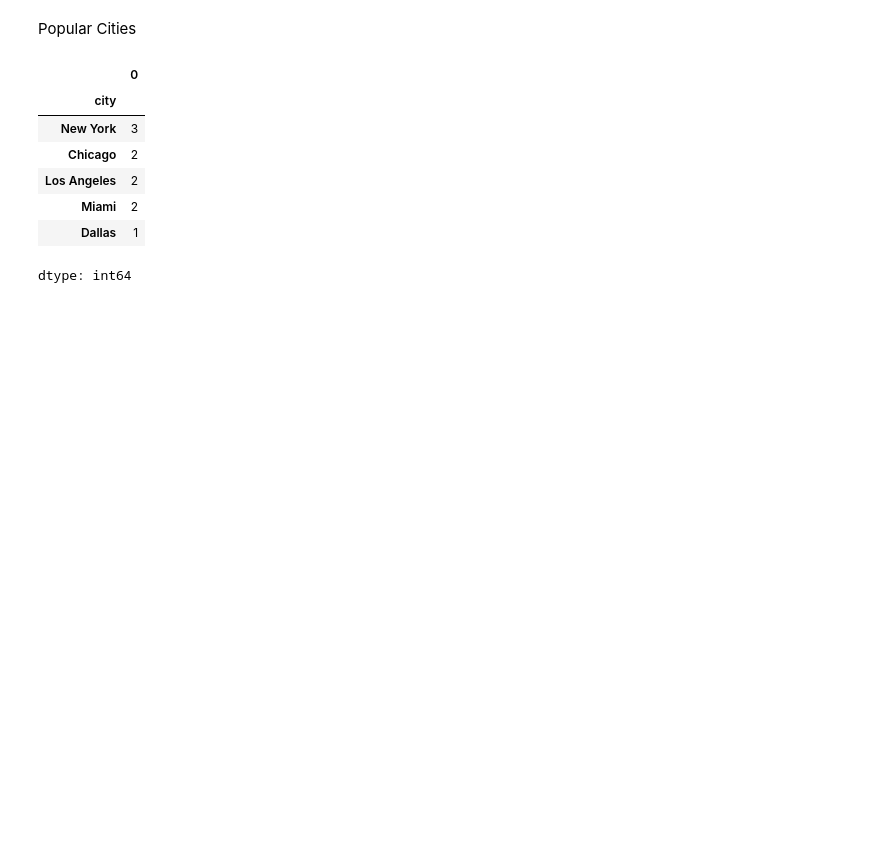
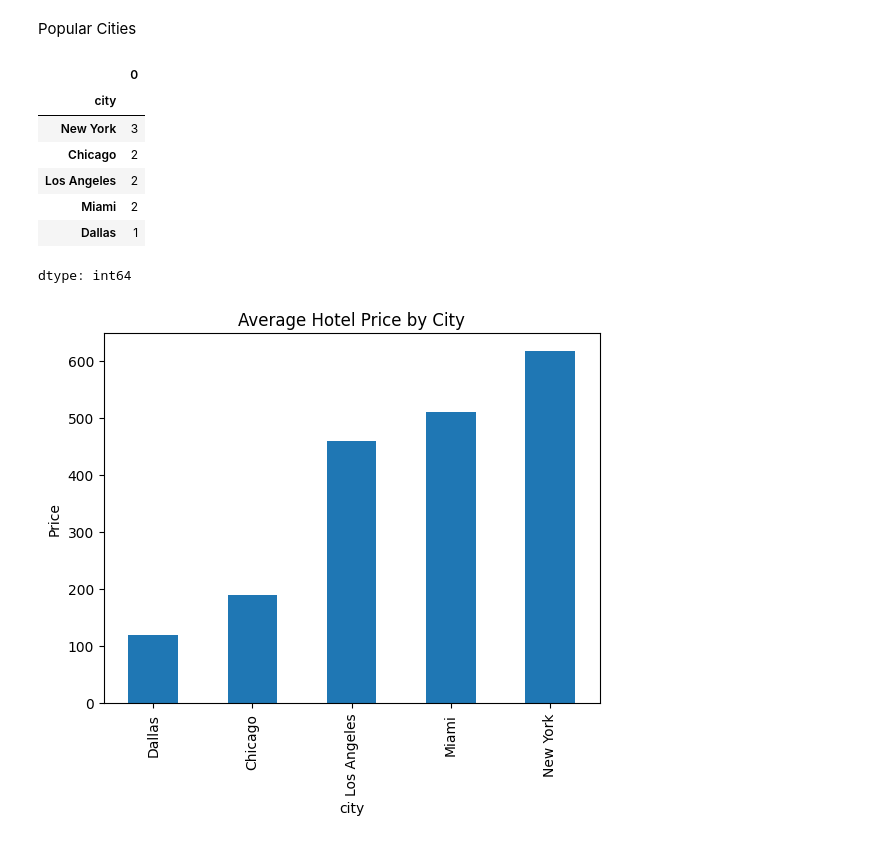
Before and after one commit to tanvi1100/travel-hospitality-data-portfolio, a Jupyter notebook: Travel_Hospitality_Data_Analysis.ipynb, the cells around one changed output. Cells and saved outputs as stored; diff of their text form; code cells hidden in the pictures; blank space fills up the shorter version.

Commit message:
Add visualization and business insights for hotel booking analysis

```diff
--- a/Travel_Hospitality_Data_Analysis.ipynb
+++ b/Travel_Hospitality_Data_Analysis.ipynb
@@ -66,3 +66,13 @@ df.groupby("city").size().sort_values(ascending=False)
 | Miami | 2 |
 | Dallas | 1 |
 dtype: int64
+# %%
+import matplotlib.pyplot as plt
+
+df.groupby("city")["price"].mean().sort_values().plot(kind="bar")
+
+plt.title("Average Hotel Price by City")
+plt.ylabel("Price")
+plt.show()
+# %% [output]
+[figure, added]
```
Also changed, not shown: parts of 2 cells of this notebook.
